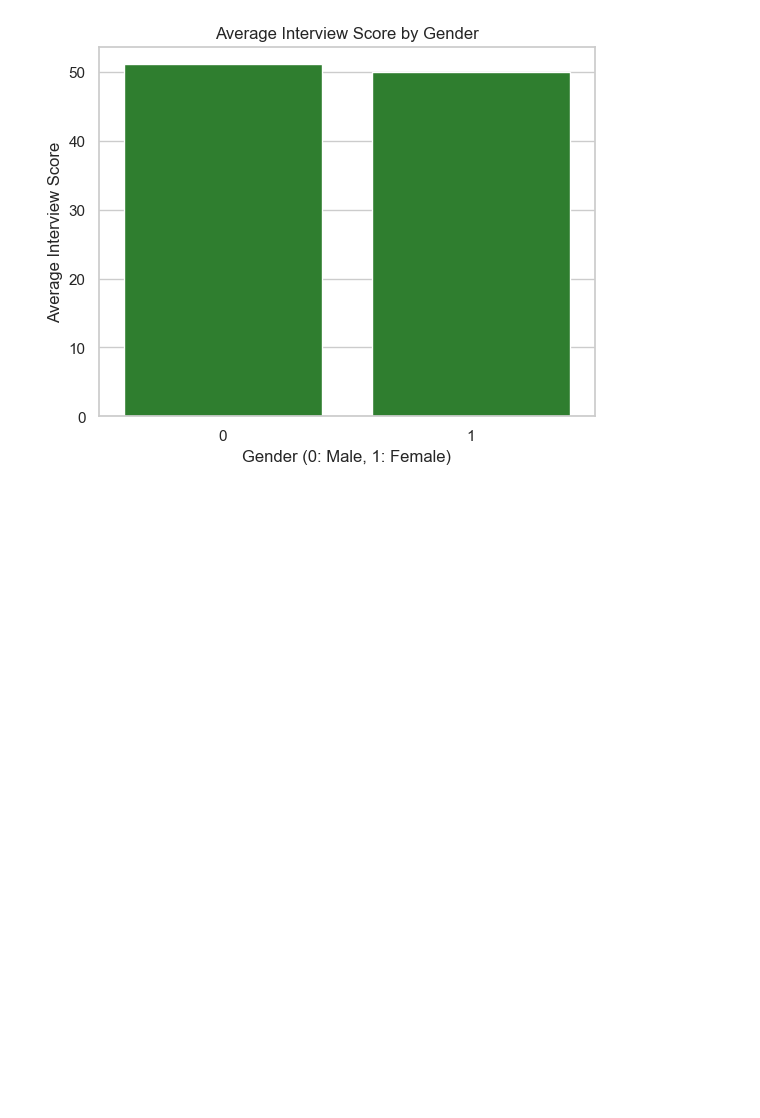
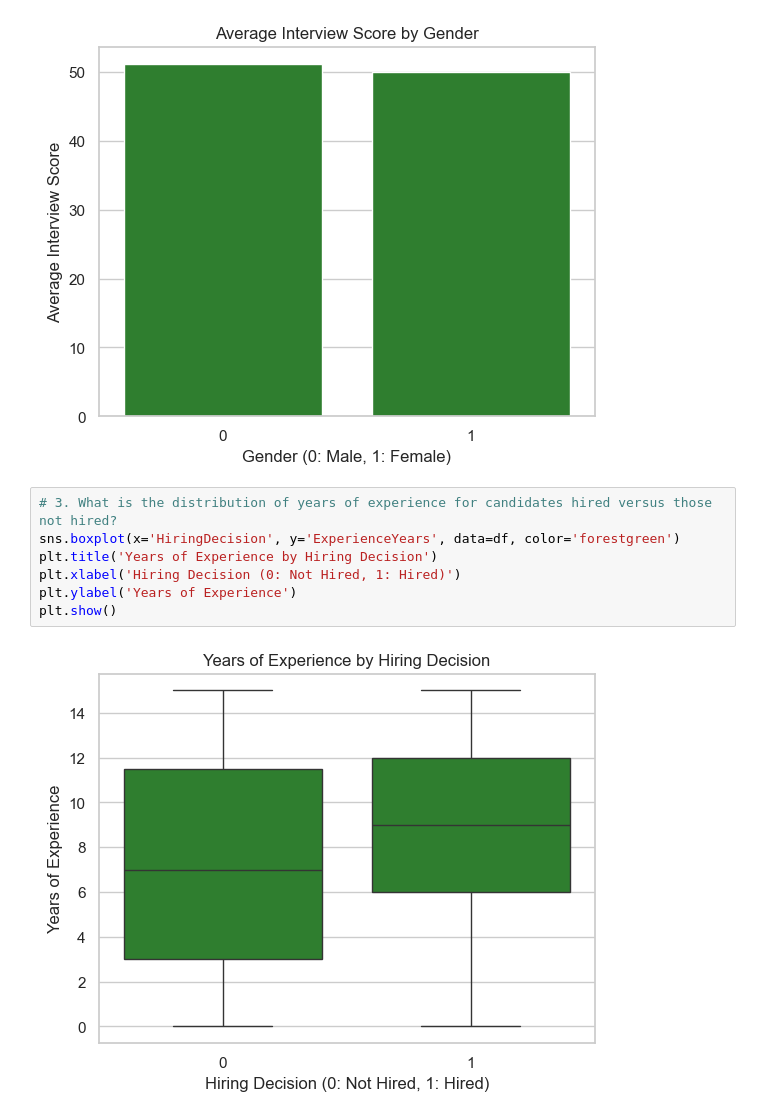
Before and after one commit to Eunnylans/Hiring--Analysis--Using--Linear--Regression, a Jupyter notebook: Predicting--Hiring--Decisions.ipynb, the cells around one changed output. Drawn from its saved outputs; the diff is of its cells as text; blank space fills up the shorter version.

```diff
--- a/Predicting--Hiring--Decisions.ipynb
+++ b/Predicting--Hiring--Decisions.ipynb
@@ -636,3 +636,12 @@ plt.xlabel('Gender (0: Male, 1: Female)')
 plt.show()
 # %% [output]
 [figure]
+# %%
+# 3. What is the distribution of years of experience for candidates hired versus those not hired?
+sns.boxplot(x='HiringDecision', y='ExperienceYears', data=df, color='forestgreen')
+plt.title('Years of Experience by Hiring Decision')
+plt.xlabel('Hiring Decision (0: Not Hired, 1: Hired)')
+plt.ylabel('Years of Experience')
+plt.show()
+# %% [output]
+[figure, added]
```
